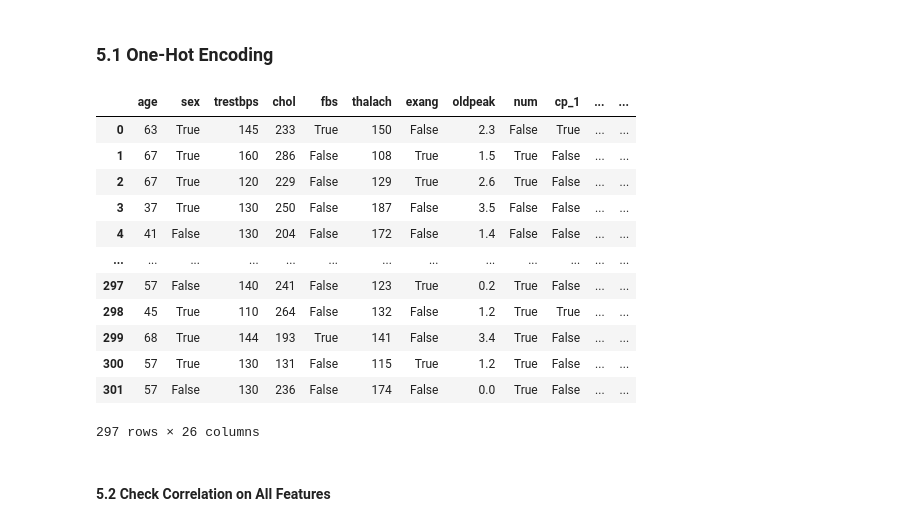
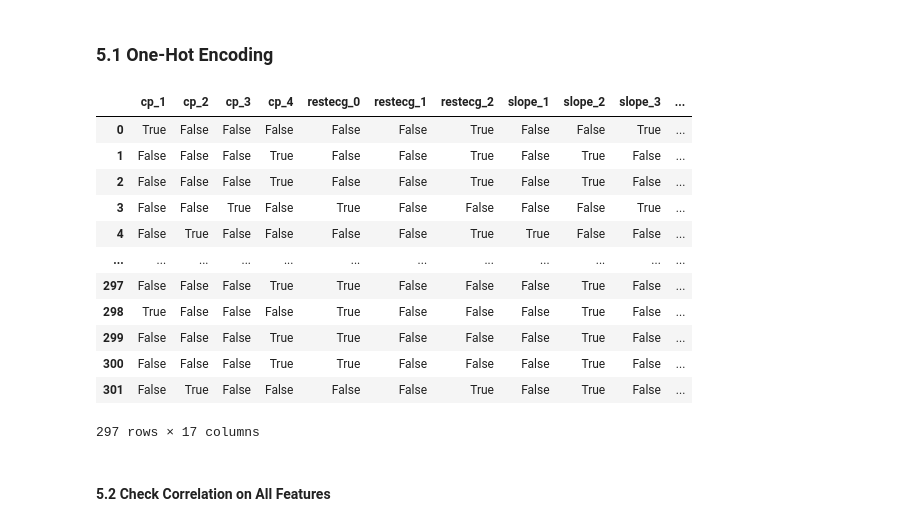
Before and after one commit to azhar-anas/sel-nnml-heart-disease-prediction, a Jupyter notebook: notebooks/1.2_ds2_data_preprocessing.ipynb, the cells around one changed output. Saved outputs shown, nothing was run; the diff lists cells and outputs as text; code cells hidden in the pictures.

```diff
--- a/notebooks/1.2_ds2_data_preprocessing.ipynb
+++ b/notebooks/1.2_ds2_data_preprocessing.ipynb
@@ -947,21 +947,21 @@ df
 # %%
 # dummy encode categorical features that has more that 2 categories: "cp", "restecg", "slope", "ca", "thal"
 df = pd.get_dummies(df, columns=["cp", "restecg", "slope", "ca", "thal"], drop_first=False)
-df
+df[['cp_1', 'cp_2', 'cp_3', 'cp_4', 'restecg_0', 'restecg_1', 'restecg_2', 'slope_1', 'slope_2', 'slope_3', 'ca_0.0', 'ca_1.0', 'ca_2.0', 'ca_3.0', 'thal_3.0', 'thal_6.0', 'thal_7.0']]
 # %% [output]
-|  | age | sex | trestbps | chol | fbs | thalach | exang | oldpeak | num | cp_1 | ... | ... |
-| 0 | 63 | True | 145 | 233 | True | 150 | False | 2.3 | False | True | ... | ... |
-| 1 | 67 | True | 160 | 286 | False | 108 | True | 1.5 | True | False | ... | ... |
-| 2 | 67 | True | 120 | 229 | False | 129 | True | 2.6 | True | False | ... | ... |
-| 3 | 37 | True | 130 | 250 | False | 187 | False | 3.5 | False | False | ... | ... |
-| 4 | 41 | False | 130 | 204 | False | 172 | False | 1.4 | False | False | ... | ... |
-| ... | ... | ... | ... | ... | ... | ... | ... | ... | ... | ... | ... | ... |
-| 297 | 57 | False | 140 | 241 | False | 123 | True | 0.2 | True | False | ... | ... |
-| 298 | 45 | True | 110 | 264 | False | 132 | False | 1.2 | True | True | ... | ... |
-| 299 | 68 | True | 144 | 193 | True | 141 | False | 3.4 | True | False | ... | ... |
-| 300 | 57 | True | 130 | 131 | False | 115 | True | 1.2 | True | False | ... | ... |
-| 301 | 57 | False | 130 | 236 | False | 174 | False | 0.0 | True | False | ... | ... |
+|  | cp_1 | cp_2 | cp_3 | cp_4 | restecg_0 | restecg_1 | restecg_2 | slope_1 | slope_2 | slope_3 | ... |
+| 0 | True | False | False | False | False | False | True | False | False | True | ... |
+| 1 | False | False | False | True | False | False | True | False | True | False | ... |
+| 2 | False | False | False | True | False | False | True | False | True | False | ... |
+| 3 | False | False | True | False | True | False | False | False | False | True | ... |
+| 4 | False | True | False | False | False | False | True | True | False | False | ... |
+| ... | ... | ... | ... | ... | ... | ... | ... | ... | ... | ... | ... |
+| 297 | False | False | False | True | True | False | False | False | True | False | ... |
+| 298 | True | False | False | False | True | False | False | False | True | False | ... |
+| 299 | False | False | False | True | True | False | False | False | True | False | ... |
+| 300 | False | False | False | True | True | False | False | False | True | False | ... |
+| 301 | False | True | False | False | False | False | True | False | True | False | ... |
-297 rows × 26 columns
+297 rows × 17 columns
 # %% [markdown]
 #### **5.2 Check Correlation on All Features**
 # %%
```
Also changed, not shown: parts of 2 cells of this notebook, 5 other files.
